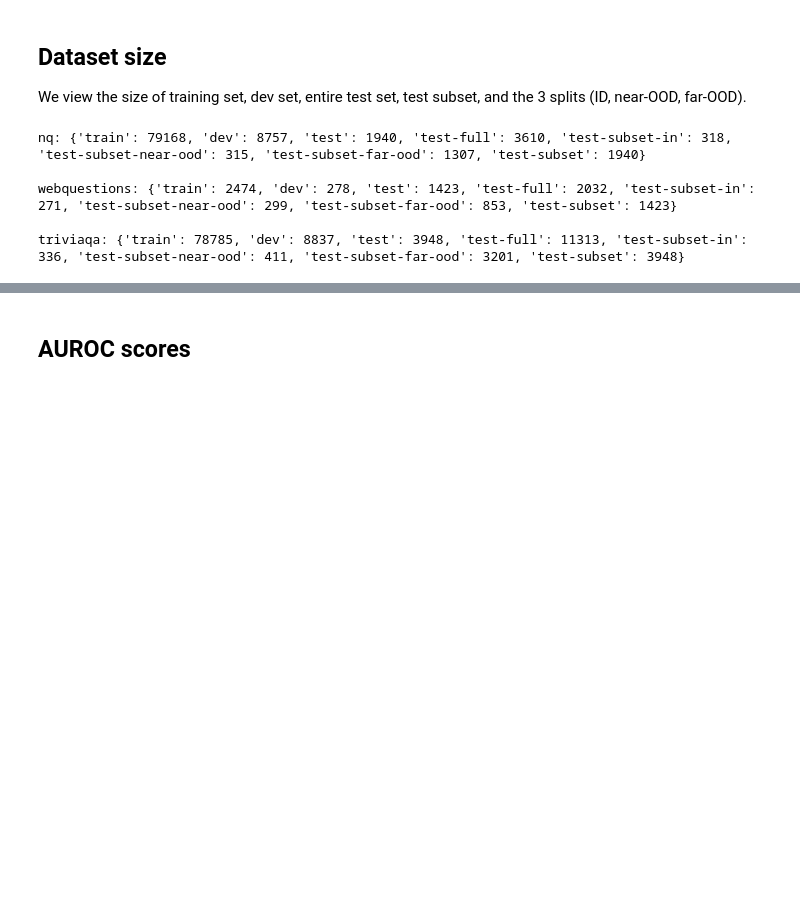
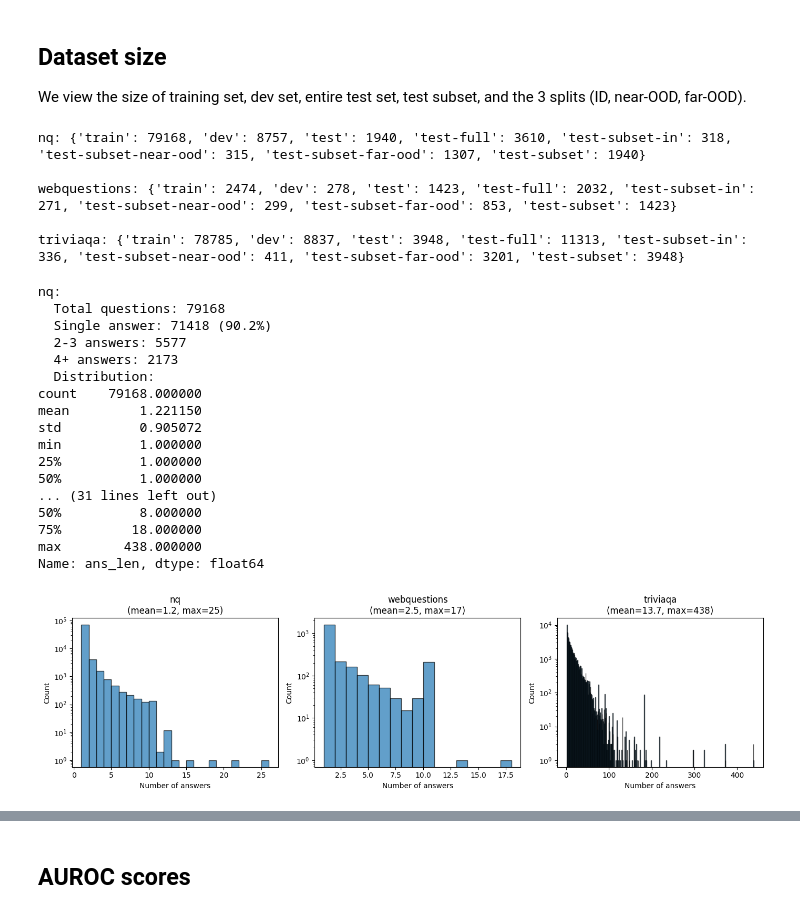
Before and after one commit to dries02/cbqa-ood, a Jupyter notebook: notebooks/results.ipynb, the cells around one changed output, grey strips where cells are left out. Saved outputs shown, nothing was run; the diff lists cells and outputs as text; code cells hidden in the pictures; blank space fills up the shorter version.

```diff
--- a/notebooks/results.ipynb
+++ b/notebooks/results.ipynb
@@ -38,3 +38,77 @@ nq: {'train': 79168, 'dev': 8757, 'test': 1940, 'test-full': 3610, 'test-subset-
 webquestions: {'train': 2474, 'dev': 278, 'test': 1423, 'test-full': 2032, 'test-subset-in': 271, 'test-subset-near-ood': 299, 'test-subset-far-ood': 853, 'test-subset': 1423}
 
 triviaqa: {'train': 78785, 'dev': 8837, 'test': 3948, 'test-full': 11313, 'test-subset-in': 336, 'test-subset-near-ood': 411, 'test-subset-far-ood': 3201, 'test-subset': 3948}
+# %%
+def show_answer_hists(datasets: list[str]) -> None:
+    fig, axes = plt.subplots(1, len(datasets), figsize=(14, 4))
+
+    for ax, dataset in zip(axes, datasets):
+        base_path = Path("../data") / dataset
+        df = pd.read_json(base_path / f"{dataset}-train.jsonl", lines=True)
+        df["ans_len"] = df["answers"].apply(len)
+
+        # Plot histogram
+        ax.hist(df["ans_len"], bins=range(1, df["ans_len"].max() + 2),
+                edgecolor='black', alpha=0.7)
+        ax.set_xlabel("Number of answers")
+        ax.set_ylabel("Count")
+        ax.set_title(f"{dataset}\n(mean={df['ans_len'].mean():.1f}, max={df['ans_len'].max()})")
+        ax.set_yscale('log')  # Log scale if distribution is skewed
+
+        # Print stats
+        print(f"\n{dataset}:")
+        print(f"  Total questions: {len(df)}")
+        print(f"  Single answer: {(df['ans_len'] == 1).sum()} ({(df['ans_len'] == 1).mean()*100:.1f}%)")
+        print(f"  2-3 answers: {((df['ans_len'] >= 2) & (df['ans_len'] <= 3)).sum()}")
+        print(f"  4+ answers: {(df['ans_len'] >= 4).sum()}")
+        print(f"  Distribution:\n{df['ans_len'].describe()}")
+
+    plt.tight_layout()
+    plt.savefig("answer_counts.png", dpi=150)
+    plt.show()
+
+
+def show_top_k_answers(dataset: str, k: int = 5) -> None:
+    """Show questions with the most answers."""
+    base_path = Path("../data") / dataset
+    df = pd.read_json(base_path / f"{dataset}-train.jsonl", lines=True)
+    df["ans_len"] = df["answers"].apply(len)
+
+    top_k = df.nlargest(k, "ans_len")
+
+    print(f"\n{'='*80}")
+    print(f"Top {k} questions with most answers in {dataset}")
+    print(f"{'='*80}")
+
+    for i, (_, row) in enumerate(top_k.iterrows(), 1):
+        print(f"\n{i}. [{row['ans_len']} answers] Q: {row['question'][:80]}...")
+        print(f"   Answers: {row['answers'][:10]}")  # First 10 answers
+        if row['ans_len'] > 10:
+            print(f"   ... and {row['ans_len'] - 10} more")
+
+
+# Plot all histograms
+show_answer_hists(["nq", "webquestions", "triviaqa"])
+
+# Inspect top 5 for each
+for dataset in ["nq", "webquestions", "triviaqa"]:
+    show_top_k_answers(dataset, k=5)
+# %% [output]
+nq:
+  Total questions: 79168
+  Single answer: 71418 (90.2%)
+  2-3 answers: 5577
+  4+ answers: 2173
+  Distribution:
+count    79168.000000
+mean         1.221150
+std          0.905072
+min          1.000000
+25%          1.000000
+50%          1.000000
+... (31 lines left out)
+50%          8.000000
+75%         18.000000
+max        438.000000
+Name: ans_len, dtype: float64
+[figure, added]
```
Also changed, not shown: parts of 16 cells of this notebook, 19 other files.
